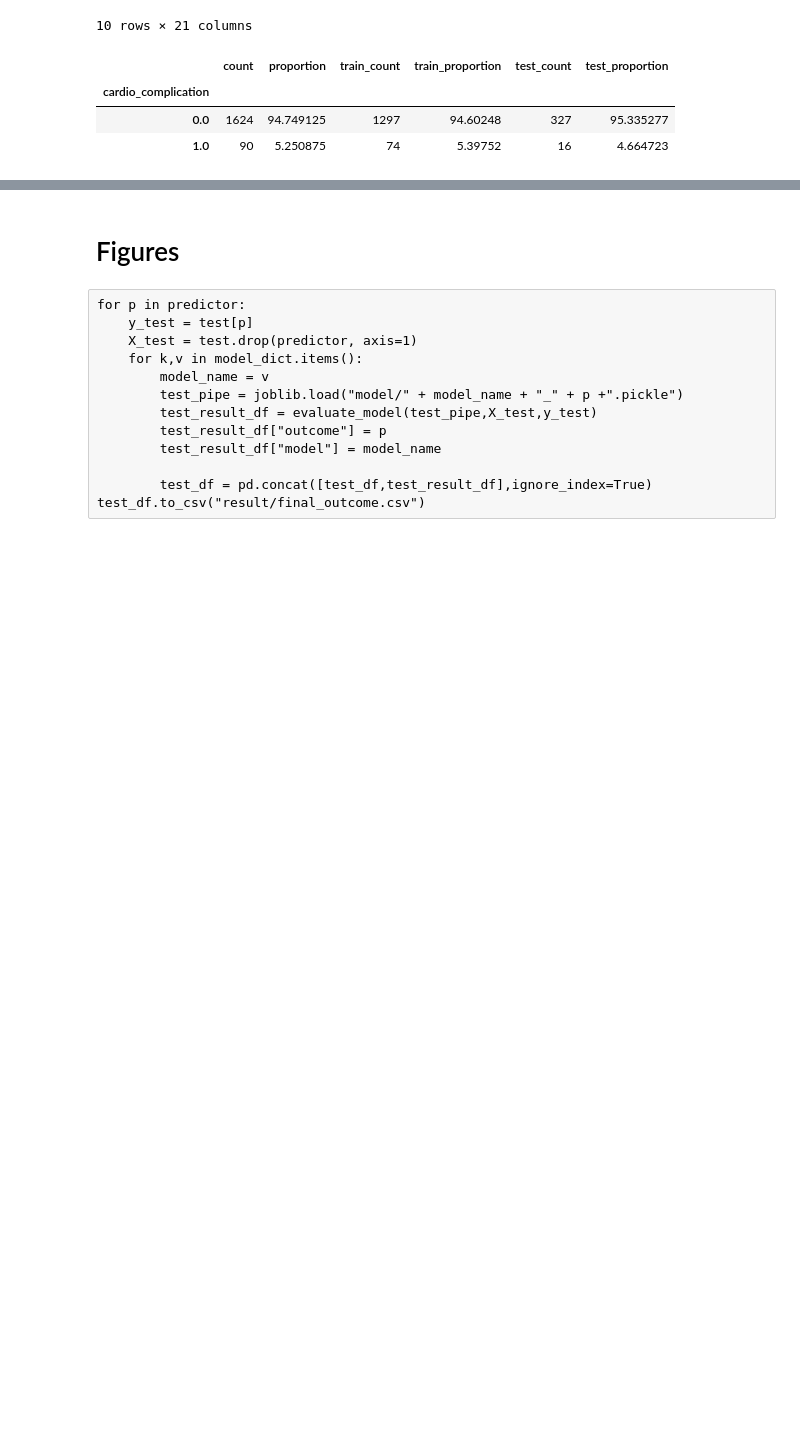
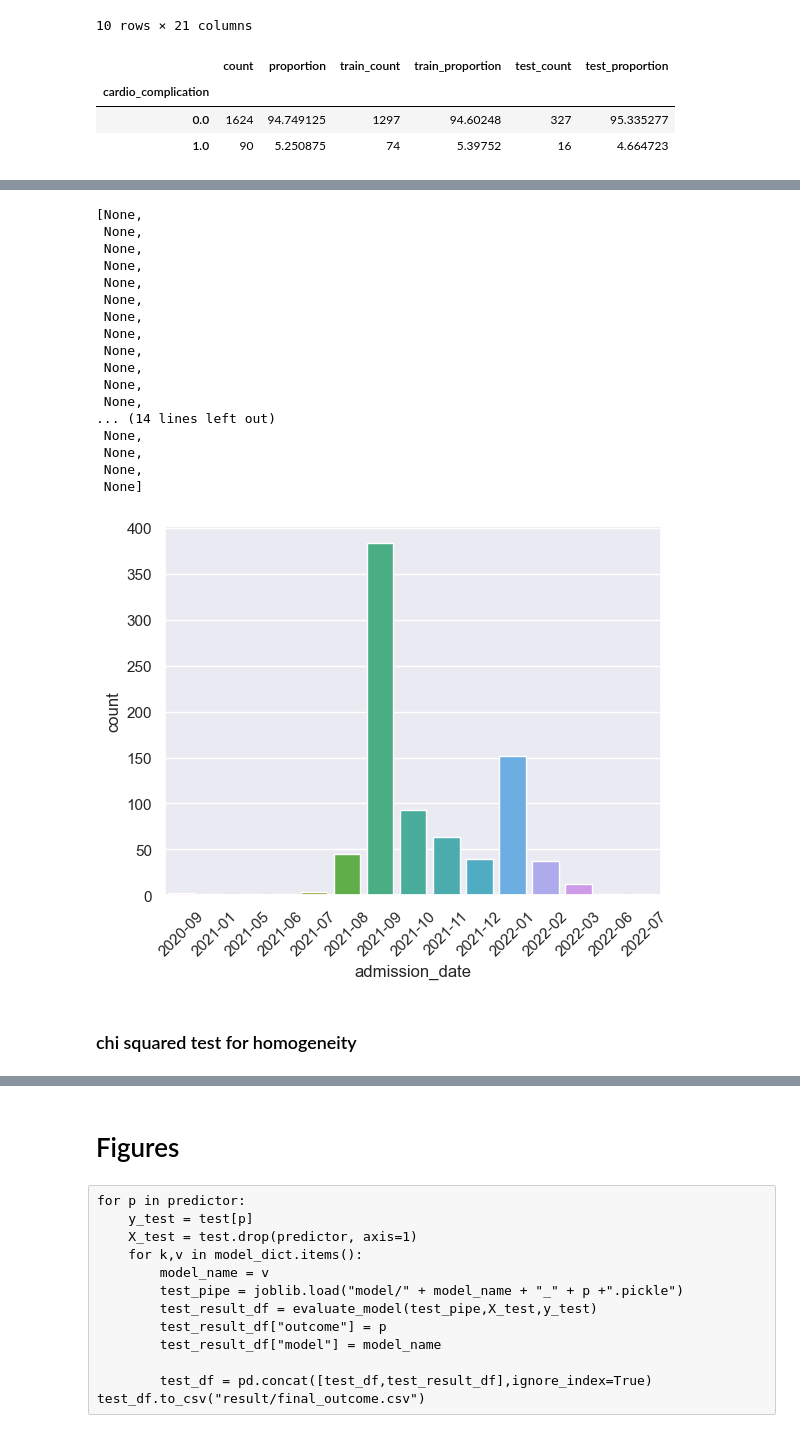
Before and after one commit to harrisonnguyen/cardiac_covid_model, a Jupyter notebook: paper figures.ipynb, the cells around one changed output, grey strips where cells are left out. Saved outputs shown, nothing was run; the diff lists cells and outputs as text; code cells hidden in the pictures; blank space fills up the shorter version.

Commit message:
added chi squred tests to asssess for stationarity

```diff
--- a/paper figures.ipynb
+++ b/paper figures.ipynb
@@ -222,0 +227,2 @@ df_sub
+# %%
+df_date = pd.concat([df_dummy,df['admission_date']],axis=1).rename(columns={0:'admission_date'})
@@ -222,0 +252,2 @@ df_sub
+# %%
+df_date_non_null = df_date.query('admission_date.notnull()')
@@ -222,0 +324,26 @@ df_sub
+# %%
+grouped = df_date_non_null.groupby(df_date_non_null["admission_date"].dt.strftime("%Y-%m")).size().reset_index(name
+    = 'count')
+ax = sns.barplot(grouped,x='admission_date',y='count')
+plt.setp(ax.get_xticklabels(), rotation=45)
+# %% [output]
+[None,
+ None,
+ None,
+ None,
+ None,
+ None,
+ None,
+ None,
+ None,
+ None,
+ None,
+ None,
+... (14 lines left out)
+ None,
+ None,
+ None,
+ None]
+[figure, added]
+# %% [markdown]
+### chi squared test for homogeneity
```
Also changed, not shown: parts of 22 cells of this notebook, 4 other files.
